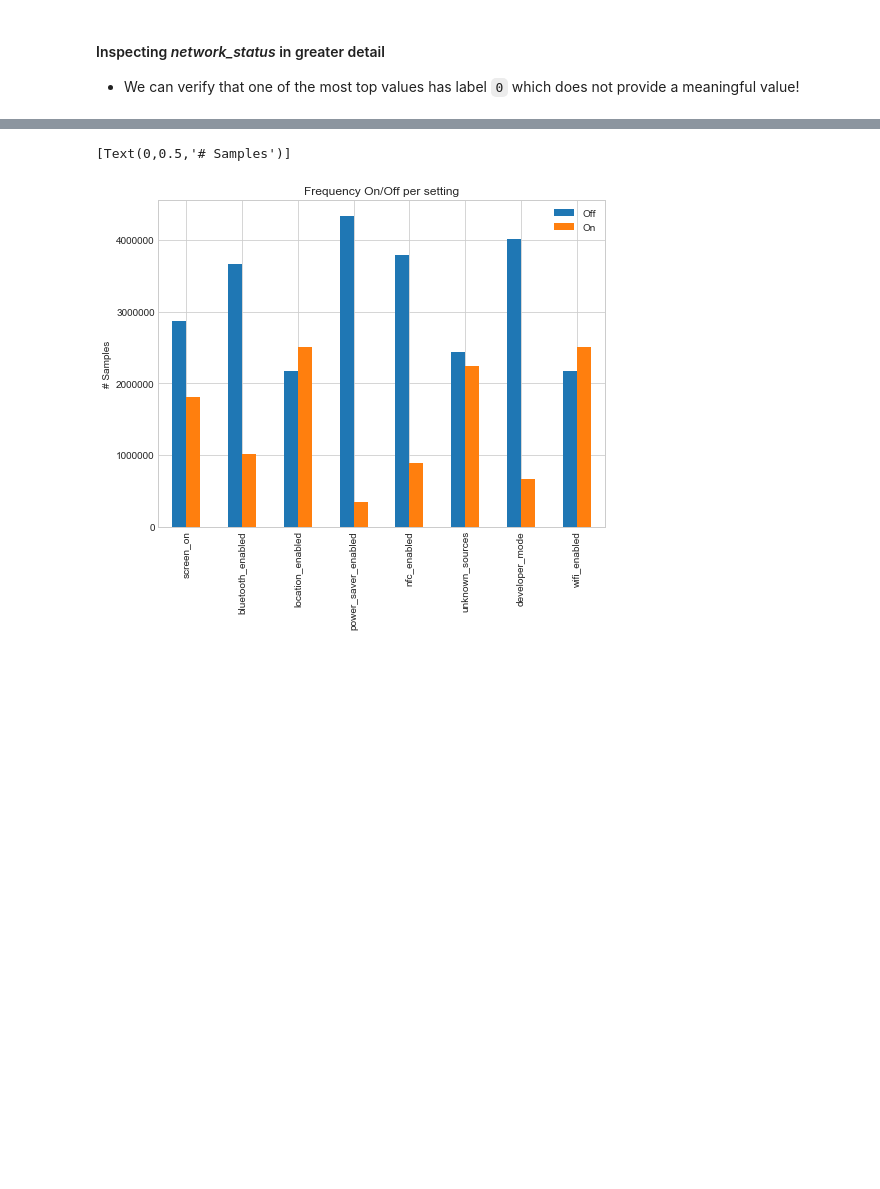
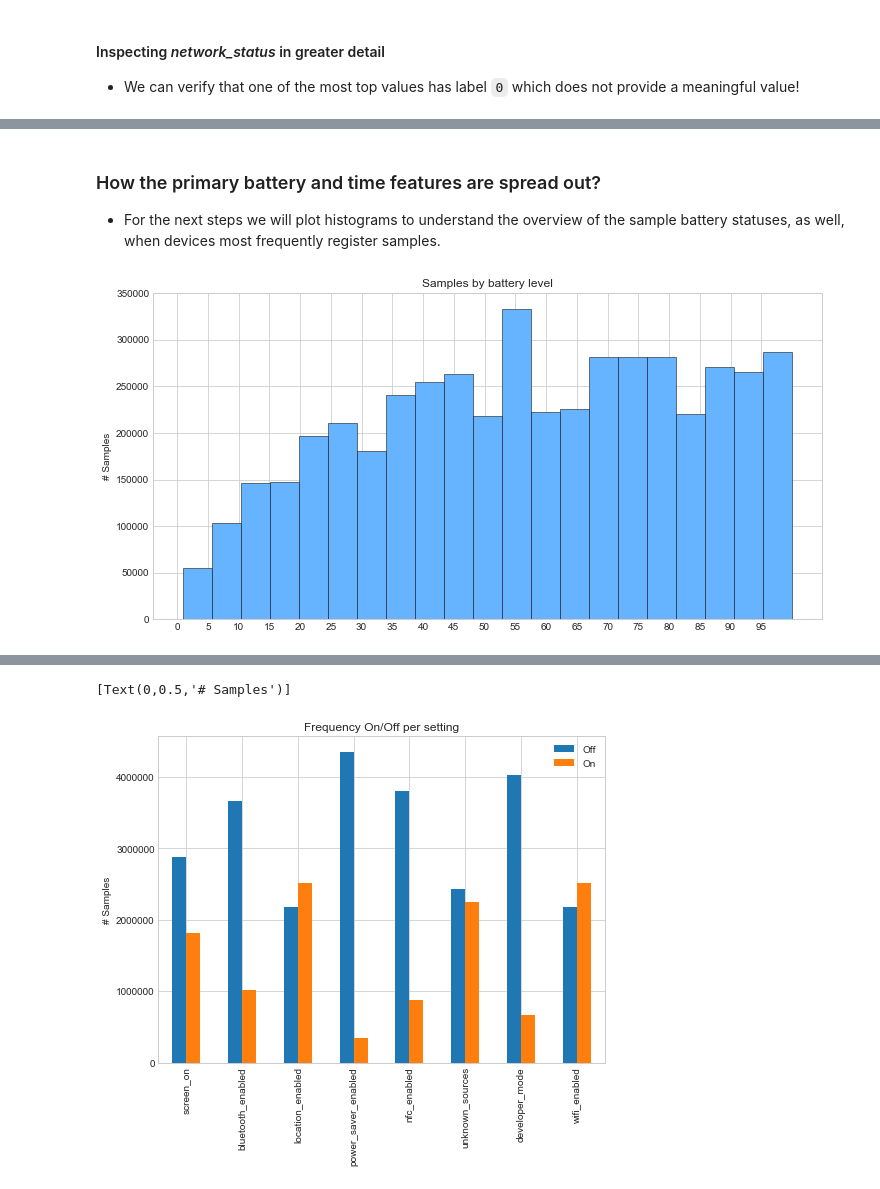
Before and after one commit to greenhub-project/notebooks, a Jupyter notebook: jupyter/StudyA.ipynb, the cells around one changed output, grey strips where cells are left out. Cells and saved outputs as stored; diff of their text form; code cells hidden in the pictures; blank space fills up the shorter version.

```diff
--- a/jupyter/StudyA.ipynb
+++ b/jupyter/StudyA.ipynb
@@ -238 +240,16 @@ print('{0} devices do not have root access, while {1} devices are rooted' \
 [figure]
+# %% [markdown]
+### How the primary battery and time features are spread out?
+- For the next steps we will plot histograms to understand the overview of the sample battery statuses, as well, when devices most frequently register samples.
+# %%
+def show_hist(s, bins, title, end=None, start=0, step=1, ylabel='# Samples', color='#66b3ff'):
+    s.hist(bins=bins, color=color, edgecolor='k', linewidth=.5, figsize=(12,6))
+    if (end != None):
+        plt.xticks(np.arange(start, end, step))
+    plt.ylabel(ylabel)
+    plt.title(title)
+    plt.show()
+
+show_hist(samples.battery_level, 21, 'Samples by battery level', 100, step=5)
+# %% [output]
+[figure, added]
```
Also changed, not shown: parts of 44 cells of this notebook, 2 other files.
